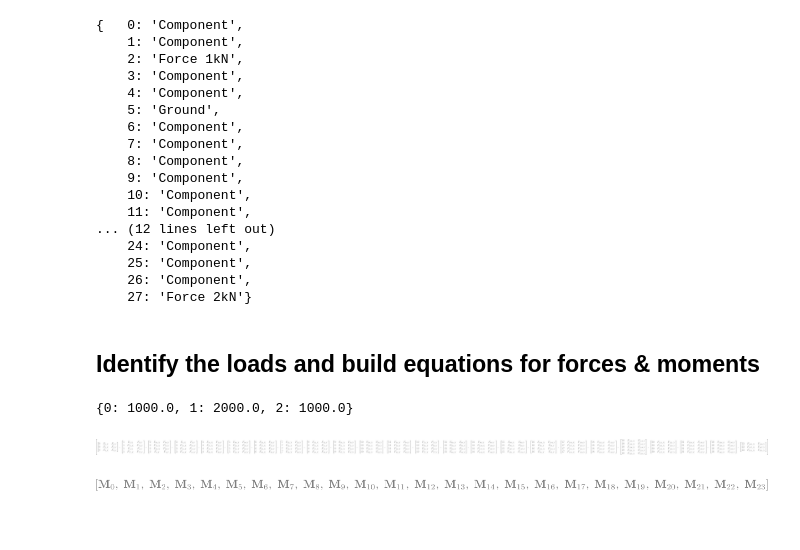
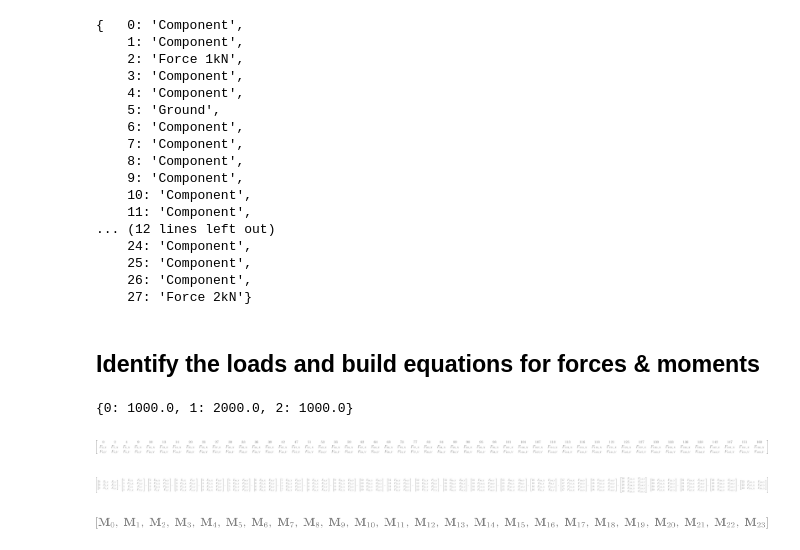
Before and after one commit to cstarkjp/ConceptualDesign, a Jupyter notebook: Notebooks/Demo.ipynb, the cells around one changed output. Cells and saved outputs as stored; diff of their text form; code cells hidden in the pictures; blank space fills up the shorter version.

```diff
--- a/Notebooks/Demo.ipynb
+++ b/Notebooks/Demo.ipynb
@@ -189,5 +184,12 @@ pp(forces.d_appliedload_forcenewtons)
 # %%
 balance = Balance(forces)
+# %%
+Matrix([
+    ([Integer(node_)]+[fvc_ for fvc_ in balance.d_node_fvc[node_].values()] )
+    for node_ in balance.d_node_fvc
+ ]).T
+# %% [output]
+[figure, added]
 # %%
 [
     Matrix([(Integer(member_),fxy_["X"],fxy_["Y"]) for fxy_ in balance.d_member_fvc[member_]])
```
Also changed, not shown: parts of 2 cells of this notebook, 2 other files.
